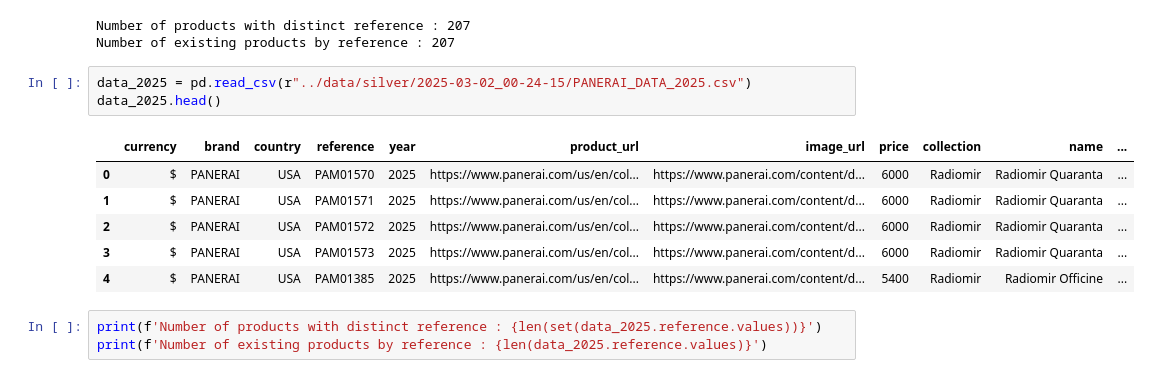
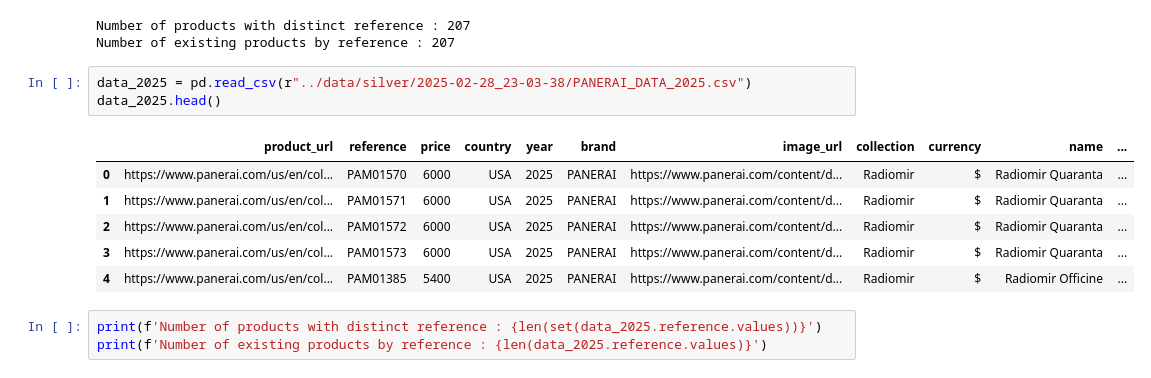
Before and after one commit to Ahak99/Data-Data-Challenge, a Jupyter notebook: notebook/Data&Data - Comparison between Panerai-2021 & Panerai-2025.ipynb, the cells around one changed output. Cells and saved outputs as stored; diff of their text form.

```diff
--- a/notebook/Data&Data - Comparison between Panerai-2021 & Panerai-2025.ipynb
+++ b/notebook/Data&Data - Comparison between Panerai-2021 & Panerai-2025.ipynb
@@ -210,15 +210,15 @@ print(f'Number of existing products by reference : {len(grouped_data_2021_ref.re
 Number of products with distinct reference : 207
 Number of existing products by reference : 207
 # %%
-data_2025 = pd.read_csv(r"../data/silver/2025-03-02_00-24-15/PANERAI_DATA_2025.csv")
+data_2025 = pd.read_csv(r"../data/silver/2025-02-28_23-03-38/PANERAI_DATA_2025.csv")
 data_2025.head()
 # %% [output]
-|  | currency | brand | country | reference | year | product_url | image_url | price | collection | name | ... |
-| 0 | $ | PANERAI | USA | PAM01570 | 2025 | https://www.panerai.com/us/en/col... | https://www.panerai.com/content/d... | 6000 | Radiomir | Radiomir Quaranta | ... |
-| 1 | $ | PANERAI | USA | PAM01571 | 2025 | https://www.panerai.com/us/en/col... | https://www.panerai.com/content/d... | 6000 | Radiomir | Radiomir Quaranta | ... |
-| 2 | $ | PANERAI | USA | PAM01572 | 2025 | https://www.panerai.com/us/en/col... | https://www.panerai.com/content/d... | 6000 | Radiomir | Radiomir Quaranta | ... |
-| 3 | $ | PANERAI | USA | PAM01573 | 2025 | https://www.panerai.com/us/en/col... | https://www.panerai.com/content/d... | 6000 | Radiomir | Radiomir Quaranta | ... |
-| 4 | $ | PANERAI | USA | PAM01385 | 2025 | https://www.panerai.com/us/en/col... | https://www.panerai.com/content/d... | 5400 | Radiomir | Radiomir Officine | ... |
+|  | product_url | reference | price | country | year | brand | image_url | collection | currency | name | ... |
+| 0 | https://www.panerai.com/us/en/col... | PAM01570 | 6000 | USA | 2025 | PANERAI | https://www.panerai.com/content/d... | Radiomir | $ | Radiomir Quaranta | ... |
+| 1 | https://www.panerai.com/us/en/col... | PAM01571 | 6000 | USA | 2025 | PANERAI | https://www.panerai.com/content/d... | Radiomir | $ | Radiomir Quaranta | ... |
+| 2 | https://www.panerai.com/us/en/col... | PAM01572 | 6000 | USA | 2025 | PANERAI | https://www.panerai.com/content/d... | Radiomir | $ | Radiomir Quaranta | ... |
+| 3 | https://www.panerai.com/us/en/col... | PAM01573 | 6000 | USA | 2025 | PANERAI | https://www.panerai.com/content/d... | Radiomir | $ | Radiomir Quaranta | ... |
+| 4 | https://www.panerai.com/us/en/col... | PAM01385 | 5400 | USA | 2025 | PANERAI | https://www.panerai.com/content/d... | Radiomir | $ | Radiomir Officine | ... |
 # %%
 print(f'Number of products with distinct reference : {len(set(data_2025.reference.values))}')
 print(f'Number of existing products by reference : {len(data_2025.reference.values)}')
```
Also changed, not shown: parts of 20 cells of this notebook, 23 other files.
